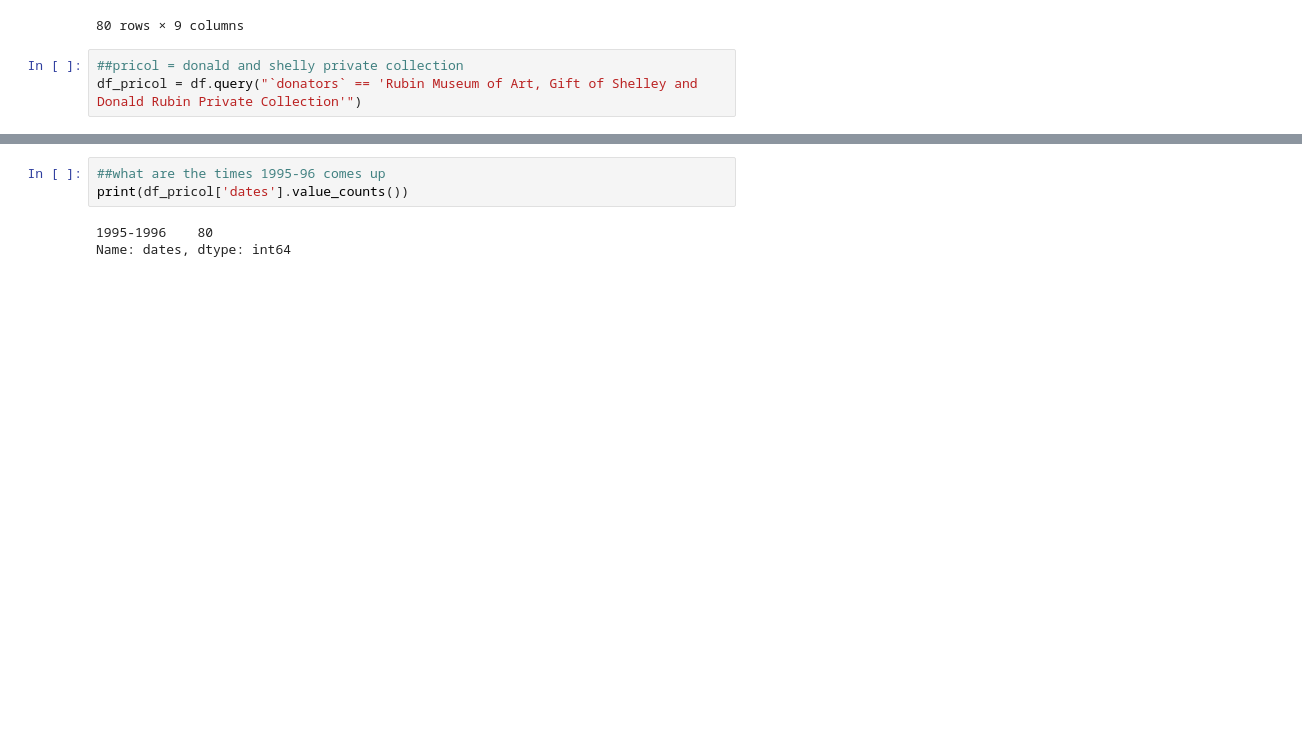
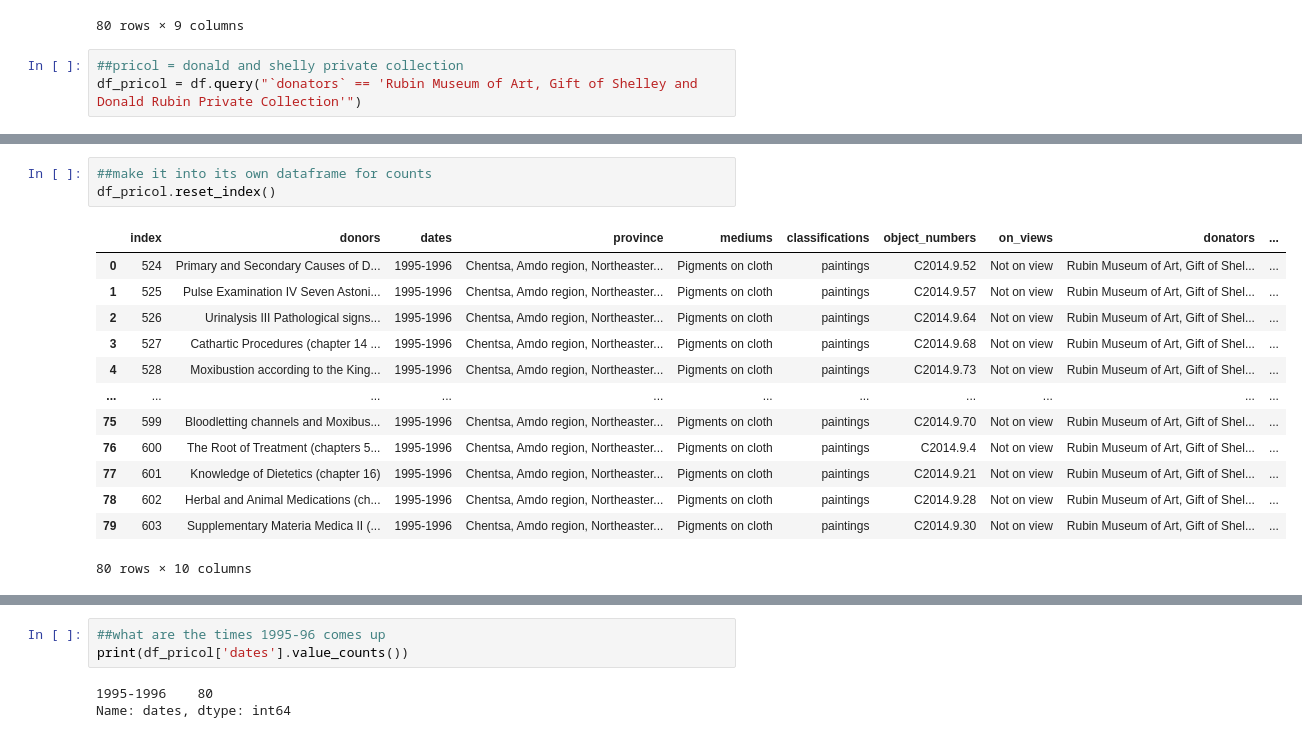
Before and after one commit to sajinashresthacoding/Rubin-scrape, a Jupyter notebook: analyzing_rubin_scrape.ipynb, the cells around one changed output, grey strips where cells are left out. Drawn from its saved outputs; the diff is of its cells as text; blank space fills up the shorter version.

```diff
--- a/analyzing_rubin_scrape.ipynb
+++ b/analyzing_rubin_scrape.ipynb
@@ -189,0 +272,17 @@ df_pricol
+# %%
+##make it into its own dataframe for counts
+df_pricol.reset_index()
+# %% [output]
+|  | index | donors | dates | province | mediums | classifications | object_numbers | on_views | donators | ... |
+| 0 | 524 | Primary and Secondary Causes of D... | 1995-1996 | Chentsa, Amdo region, Northeaster... | Pigments on cloth | paintings | C2014.9.52 | Not on view | Rubin Museum of Art, Gift of Shel... | ... |
+| 1 | 525 | Pulse Examination IV Seven Astoni... | 1995-1996 | Chentsa, Amdo region, Northeaster... | Pigments on cloth | paintings | C2014.9.57 | Not on view | Rubin Museum of Art, Gift of Shel... | ... |
+| 2 | 526 | Urinalysis III Pathological signs... | 1995-1996 | Chentsa, Amdo region, Northeaster... | Pigments on cloth | paintings | C2014.9.64 | Not on view | Rubin Museum of Art, Gift of Shel... | ... |
+| 3 | 527 | Cathartic Procedures (chapter 14 ... | 1995-1996 | Chentsa, Amdo region, Northeaster... | Pigments on cloth | paintings | C2014.9.68 | Not on view | Rubin Museum of Art, Gift of Shel... | ... |
+| 4 | 528 | Moxibustion according to the King... | 1995-1996 | Chentsa, Amdo region, Northeaster... | Pigments on cloth | paintings | C2014.9.73 | Not on view | Rubin Museum of Art, Gift of Shel... | ... |
+| ... | ... | ... | ... | ... | ... | ... | ... | ... | ... | ... |
+| 75 | 599 | Bloodletting channels and Moxibus... | 1995-1996 | Chentsa, Amdo region, Northeaster... | Pigments on cloth | paintings | C2014.9.70 | Not on view | Rubin Museum of Art, Gift of Shel... | ... |
+| 76 | 600 | The Root of Treatment (chapters 5... | 1995-1996 | Chentsa, Amdo region, Northeaster... | Pigments on cloth | paintings | C2014.9.4 | Not on view | Rubin Museum of Art, Gift of Shel... | ... |
+| 77 | 601 | Knowledge of Dietetics (chapter 16) | 1995-1996 | Chentsa, Amdo region, Northeaster... | Pigments on cloth | paintings | C2014.9.21 | Not on view | Rubin Museum of Art, Gift of Shel... | ... |
+| 78 | 602 | Herbal and Animal Medications (ch... | 1995-1996 | Chentsa, Amdo region, Northeaster... | Pigments on cloth | paintings | C2014.9.28 | Not on view | Rubin Museum of Art, Gift of Shel... | ... |
+| 79 | 603 | Supplementary Materia Medica II (... | 1995-1996 | Chentsa, Amdo region, Northeaster... | Pigments on cloth | paintings | C2014.9.30 | Not on view | Rubin Museum of Art, Gift of Shel... | ... |
+80 rows × 10 columns
```
Also changed, not shown: parts of 9 cells of this notebook.
